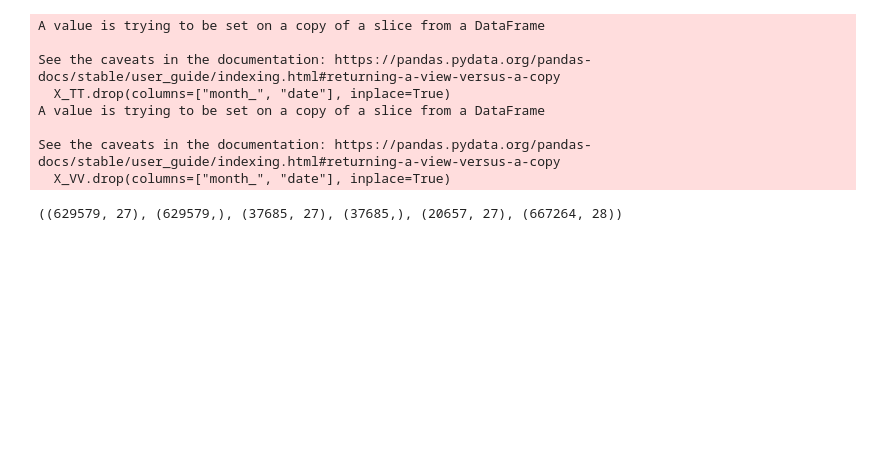
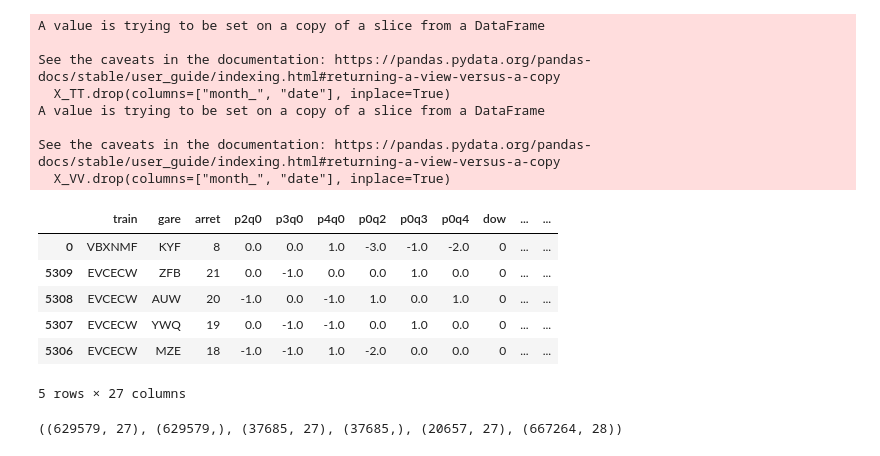
Before and after one commit to ilyas978/SNCF_forcasting_by-me, a Jupyter notebook: model_1.ipynb, the cells around one changed output. Drawn from its saved outputs; the diff is of its cells as text; code cells hidden in the pictures; blank space fills up the shorter version.

```diff
--- a/model_1.ipynb
+++ b/model_1.ipynb
@@ -162,6 +162,16 @@ y_T=X_TT["p0q0"]
 X_T=X_TT.drop(columns=["p0q0"])
 y_V=X_VV["p0q0"]
 X_V=X_VV.drop(columns=["p0q0"])
+# %%
+X_T.head()
+# %% [output]
+|  | train | gare | arret | p2q0 | p3q0 | p4q0 | p0q2 | p0q3 | p0q4 | dow | ... | ... |
+| 0 | VBXNMF | KYF | 8 | 0.0 | 0.0 | 1.0 | -3.0 | -1.0 | -2.0 | 0 | ... | ... |
+| 5309 | EVCECW | ZFB | 21 | 0.0 | -1.0 | 0.0 | 0.0 | 1.0 | 0.0 | 0 | ... | ... |
+| 5308 | EVCECW | AUW | 20 | -1.0 | 0.0 | -1.0 | 1.0 | 0.0 | 1.0 | 0 | ... | ... |
+| 5307 | EVCECW | YWQ | 19 | 0.0 | -1.0 | -1.0 | 0.0 | 1.0 | 0.0 | 0 | ... | ... |
+| 5306 | EVCECW | MZE | 18 | -1.0 | -1.0 | 1.0 | -2.0 | 0.0 | 0.0 | 0 | ... | ... |
+5 rows × 27 columns
 # %%
 X_test.drop(columns=["date"], inplace=True)
 # %%
```
Also changed, not shown: parts of 2 cells of this notebook, 8 other files.
